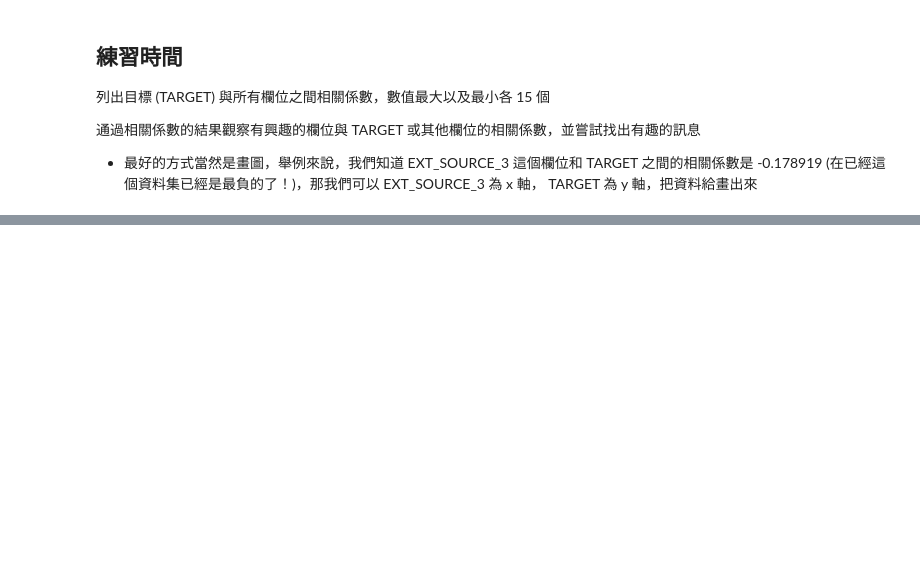
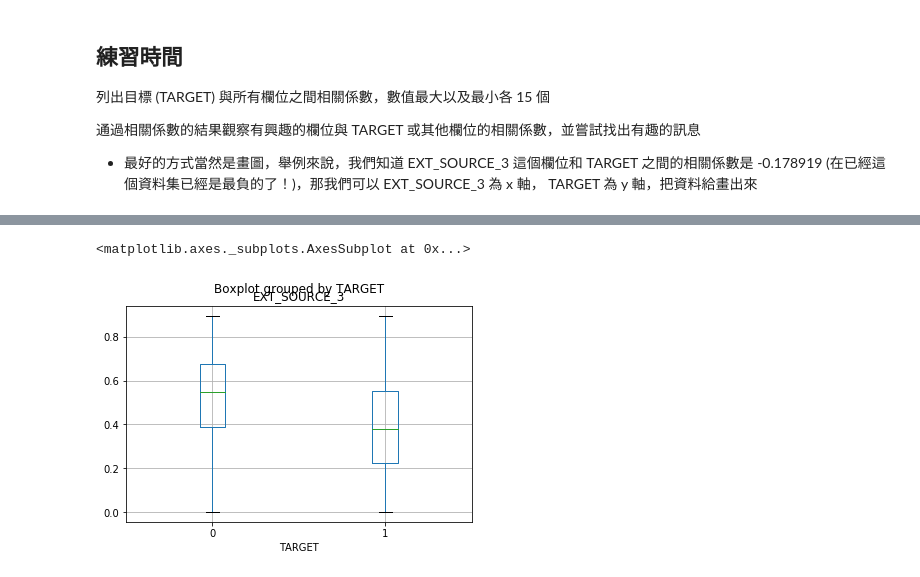
Before and after one commit to azukiyuna/3rd-ML100Days, a Jupyter notebook: homework/Day_015_HW.ipynb, the cells around one changed output, grey strips where cells are left out. Cells and saved outputs as stored; diff of their text form; code cells hidden in the pictures; blank space fills up the shorter version.

```diff
--- a/homework/Day_015_HW.ipynb
+++ b/homework/Day_015_HW.ipynb
@@ -126,0 +199,25 @@ Name: TARGET, Length: 110, dtype: float64
+# %%
+app_train.boxplot(by='TARGET', column='EXT_SOURCE_3')
+
+# 用Pandas畫 箱型圖:
+
+# DataFrame.boxplot(column=None, by=None, ax=None, fontsize=None,
+# rot=0, grid=True, figsize=None, layout=None, return_type=None, **kwds)
+
+
+# column: 指定要進行箱型圖分析的column. 輸入爲str或由str構成的list,
+# by: 其作用爲pandas的group by, 通過指定by='columns', 可進行多組合箱型圖分析.
+# ax: matplotlib.axes.Axes的對象
+# fontsize: 箱型圖座標軸字體大小
+# rot: 箱型圖座標軸旋轉角度
+# grid: 箱型圖網格線是否顯示
+# figsize: 箱型圖窗口尺寸大小. (寬,高), 單位為英吋
+# layout: 類似於subplot的畫布分區域功能. (rows, columns).
+#         例如（3,5）從左上角開始用 3 rows和 5 column顯示子圖
+# return_type: 指定返回對象的類型. {'axes','dict','both'}或 None. 默認'axes'
+#            -'axes'返回繪製boxplot的matplotlib軸。
+#            -'dict'返回一個字典，其值是boxplot的matplotlib行。
+#            -'both'返回一個帶有軸和dict的namedtuple
+# %% [output]
+<matplotlib.axes._subplots.AxesSubplot at 0x...>
+[figure, added]
```
Also changed, not shown: parts of 7 cells of this notebook.
